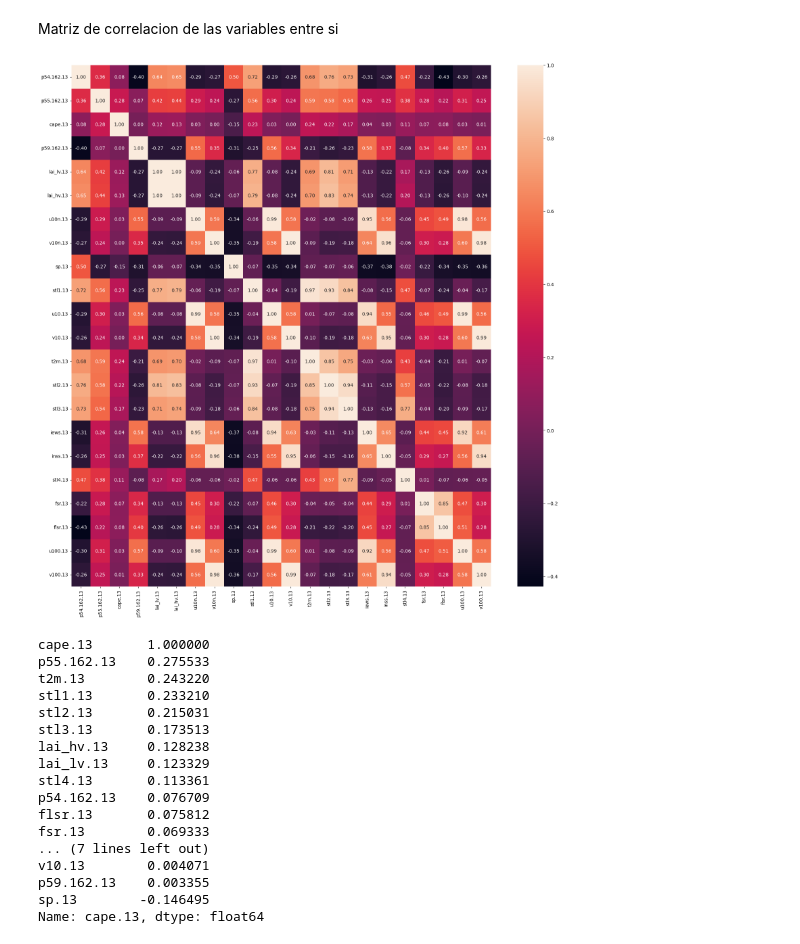
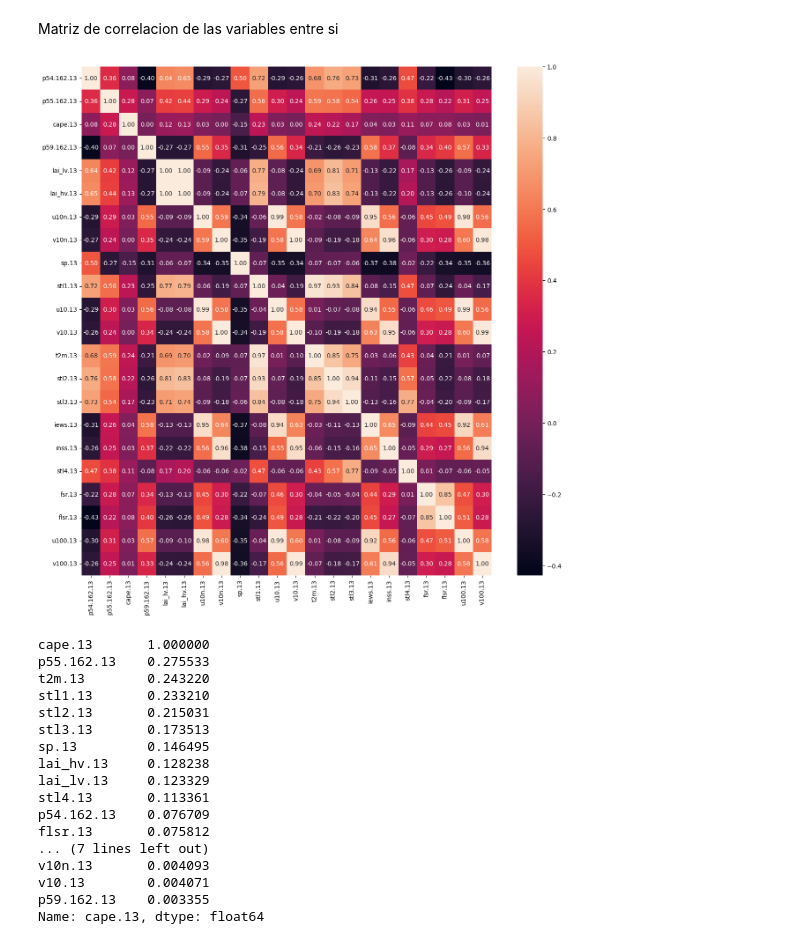
Before and after one commit to seniorbeto/Grupo04_Practica1, a Jupyter notebook: eda.ipynb, the cells around one changed output. Saved outputs shown, nothing was run; the diff lists cells and outputs as text; code cells hidden in the pictures.

```diff
--- a/eda.ipynb
+++ b/eda.ipynb
@@ -133,14 +168,14 @@ Matriz de correlacion de las variables entre si
 # %%
 # matriz de correlacion de todas las variables
 correlation = df.corr()
-plt.figure(figsize=(20, 20))
+plt.figure(figsize=(15, 15))
 sns.heatmap(correlation, annot=True, fmt='.2f')
 plt.show()
 # %% [output]
-[figure, old version]
+[figure, new version]
 # %%
 # see what variables are correlated with cape.13
-correlation_cape13 = correlation['cape.13'].sort_values(ascending=False)
+correlation_cape13 = abs(correlation['cape.13']).sort_values(ascending=False)
 correlation_cape13
 # %% [output]
 cape.13       1.000000
@@ -149,16 +184,16 @@ t2m.13        0.243220
 stl1.13       0.233210
 stl2.13       0.215031
 stl3.13       0.173513
+sp.13         0.146495
 lai_hv.13     0.128238
 lai_lv.13     0.123329
 stl4.13       0.113361
 p54.162.13    0.076709
 flsr.13       0.075812
-fsr.13        0.069333
 ... (7 lines left out)
+v10n.13       0.004093
 v10.13        0.004071
 p59.162.13    0.003355
-sp.13        -0.146495
 Name: cape.13, dtype: float64
 # %%
 import pprint as pp
```
Also changed, not shown: parts of 8 cells of this notebook, 5 other files.
